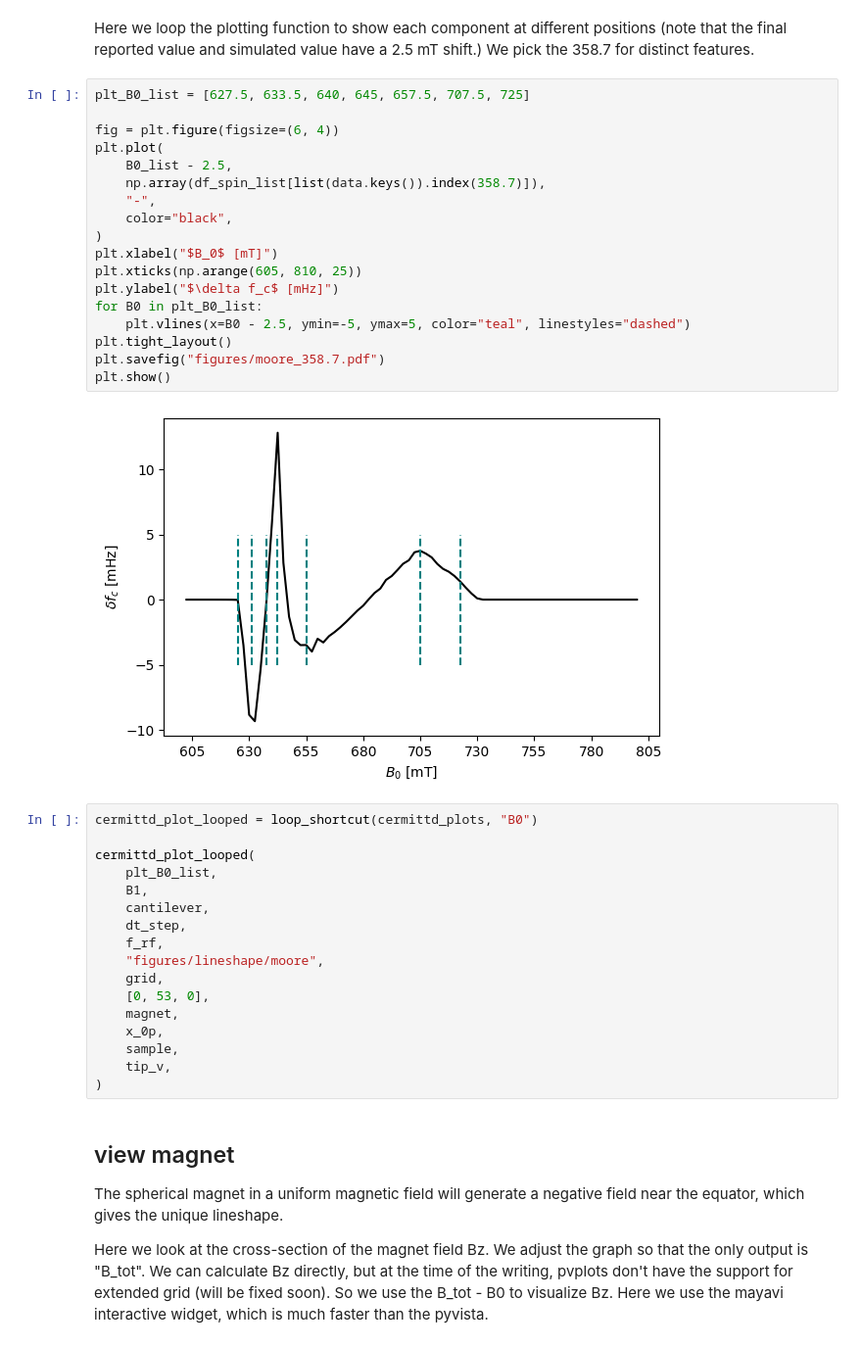
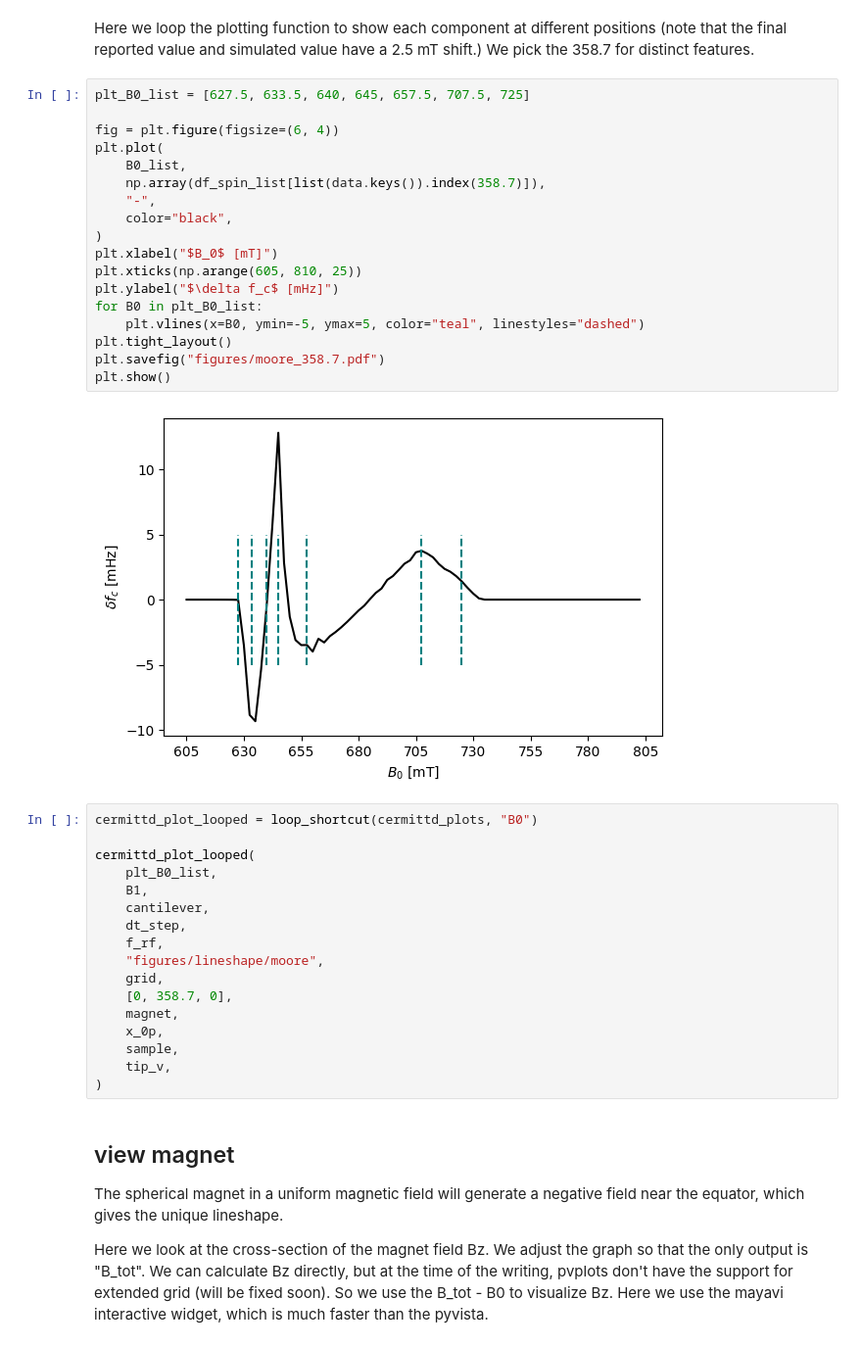
Before and after one commit to Marohn-Group/mrfmsim-examples, a Jupyter notebook: examples/example_cermittd_moore2009dec.ipynb, the cells around one changed output. Shown: that part at 98% size. Saved outputs shown, nothing was run; the diff lists cells and outputs as text.

```diff
--- a/examples/example_cermittd_moore2009dec.ipynb
+++ b/examples/example_cermittd_moore2009dec.ipynb
@@ -416,23 +416,23 @@ Here we loop the plotting function to show each component at different positions
 # %%
 plt_B0_list = [627.5, 633.5, 640, 645, 657.5, 707.5, 725]
 
 fig = plt.figure(figsize=(6, 4))
 plt.plot(
-    B0_list - 2.5,
+    B0_list,
     np.array(df_spin_list[list(data.keys()).index(358.7)]),
     "-",
     color="black",
 )
 plt.xlabel("$B_0$ [mT]")
 plt.xticks(np.arange(605, 810, 25))
 plt.ylabel("$\delta f_c$ [mHz]")
 for B0 in plt_B0_list:
-    plt.vlines(x=B0 - 2.5, ymin=-5, ymax=5, color="teal", linestyles="dashed")
+    plt.vlines(x=B0, ymin=-5, ymax=5, color="teal", linestyles="dashed")
 plt.tight_layout()
 plt.savefig("figures/moore_358.7.pdf")
 plt.show()
 # %% [output]
-[figure, old version]
+[figure, new version]
 # %%
 cermittd_plot_looped = loop_shortcut(cermittd_plots, "B0")
 
@@ -444,7 +444,7 @@ cermittd_plot_looped(
     f_rf,
     "figures/lineshape/moore",
     grid,
-    [0, 53, 0],
+    [0, 358.7, 0],
     magnet,
     x_0p,
     sample,
```
Also changed, not shown: parts of 1 cell of this notebook, 4 other files.
